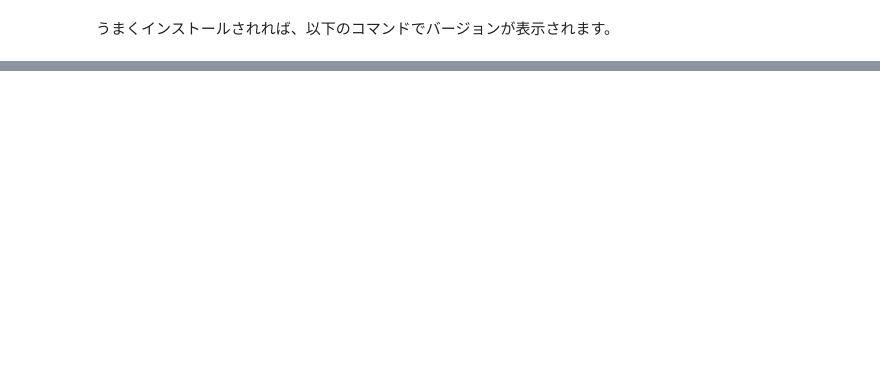
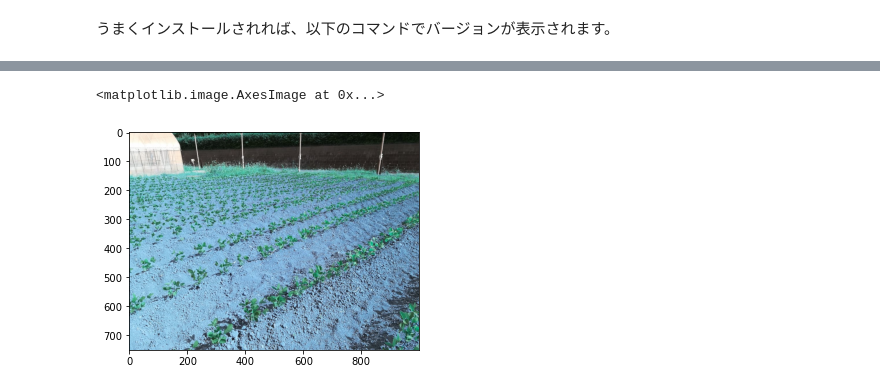
Before and after one commit to amano-takahisa/rs_with_python, a Jupyter notebook: source/leaf_area_index.ipynb, the cells around one changed output, grey strips where cells are left out. Drawn from its saved outputs; the diff is of its cells as text; code cells hidden in the pictures; blank space fills up the shorter version.

Commit message:
add imshow

```diff
--- a/source/leaf_area_index.ipynb
+++ b/source/leaf_area_index.ipynb
@@ -24,0 +24,11 @@ cv2.__version__
+# %%
+# ファイルへのパスをimage_path変数に代入する。
+image_path = 'data/field.jpg'
+
+# 画層をOpenCVのimage形式で読み込む
+img = cv2.imread(image_path)
+
+# OpenCV のimshow関数で、画像を表示する
+cv2.imshow('image',img)
+cv2.waitKey(0)
+cv2.destroyAllWindows()
@@ -24,0 +47,5 @@ cv2.__version__
+# %%
+plt.imshow(img)
+# %% [output]
+<matplotlib.image.AxesImage at 0x...>
+[figure, added]
```
Also changed, not shown: parts of 10 cells of this notebook, 3 other files.
